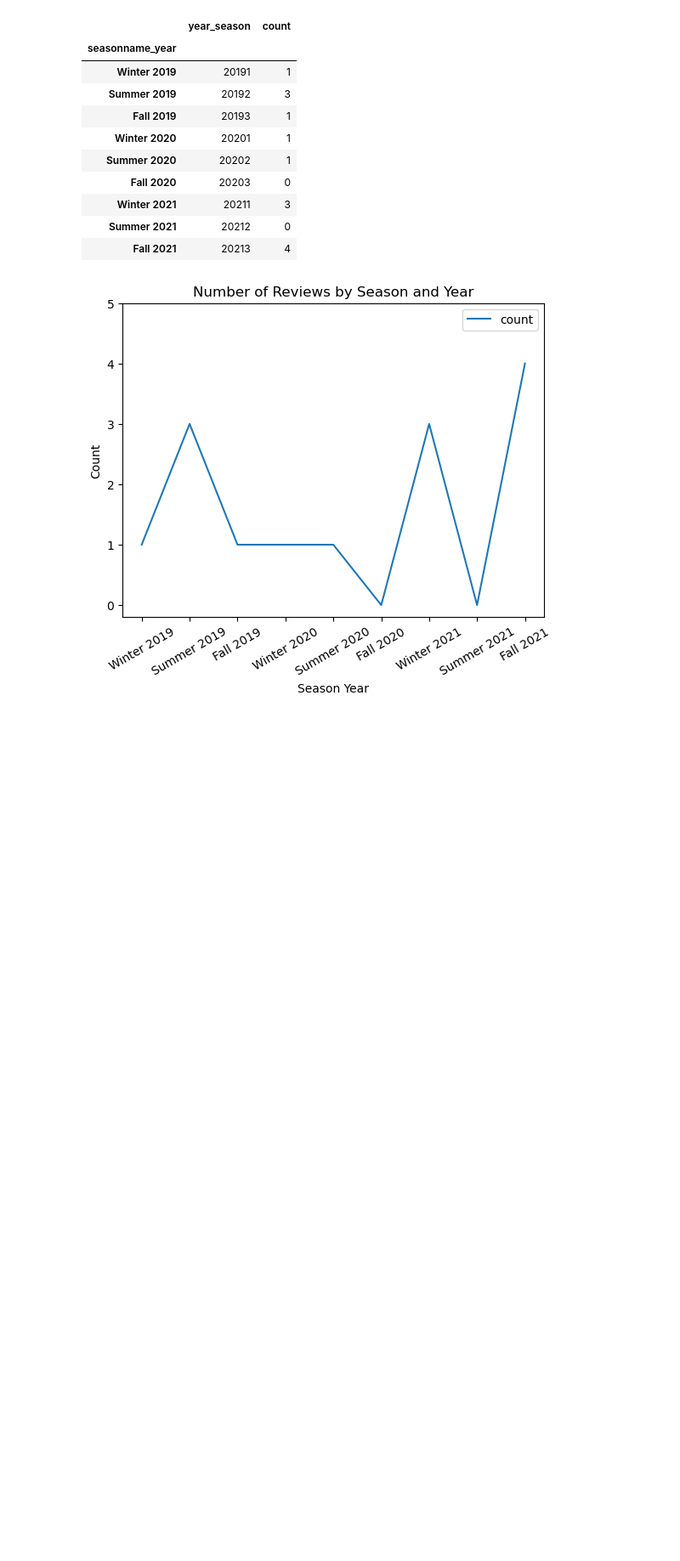
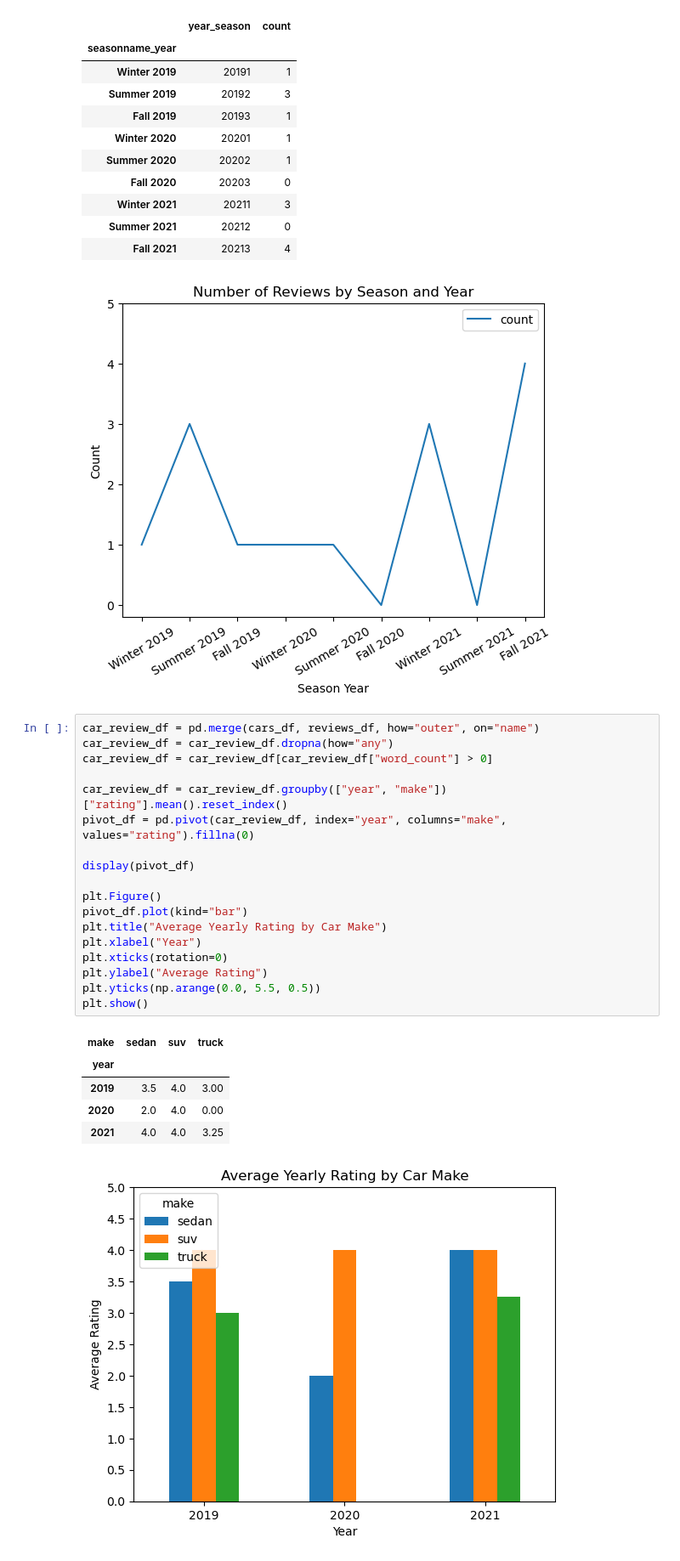
Before and after one commit to evanpaddock/MIS501_PA3, a Jupyter notebook: PA3.ipynb, the cells around one changed output. Shown at 85% size. Drawn from its saved outputs; the diff is of its cells as text; blank space fills up the shorter version.

Commit message:
Average Yearly Rating by Car Make

```diff
--- a/PA3.ipynb
+++ b/PA3.ipynb
@@ -241,3 +241,28 @@ plt.show()
 | Summer 2021 | 20212 | 0 |
 | Fall 2021 | 20213 | 4 |
 [figure]
+# %%
+car_review_df = pd.merge(cars_df, reviews_df, how="outer", on="name")
+car_review_df = car_review_df.dropna(how="any")
+car_review_df = car_review_df[car_review_df["word_count"] > 0]
+
+car_review_df = car_review_df.groupby(["year", "make"])["rating"].mean().reset_index()
+pivot_df = pd.pivot(car_review_df, index="year", columns="make", values="rating").fillna(0)
+
+display(pivot_df)
+
+plt.Figure()
+pivot_df.plot(kind="bar")
+plt.title("Average Yearly Rating by Car Make")
+plt.xlabel("Year")
+plt.xticks(rotation=0)
+plt.ylabel("Average Rating")
+plt.yticks(np.arange(0.0, 5.5, 0.5))
+plt.show()
+# %% [output]
+| make | sedan | suv | truck |
+| year |  |  |  |
+| 2019 | 3.5 | 4.0 | 3.00 |
+| 2020 | 2.0 | 4.0 | 0.00 |
+| 2021 | 4.0 | 4.0 | 3.25 |
+[figure, added]
```
